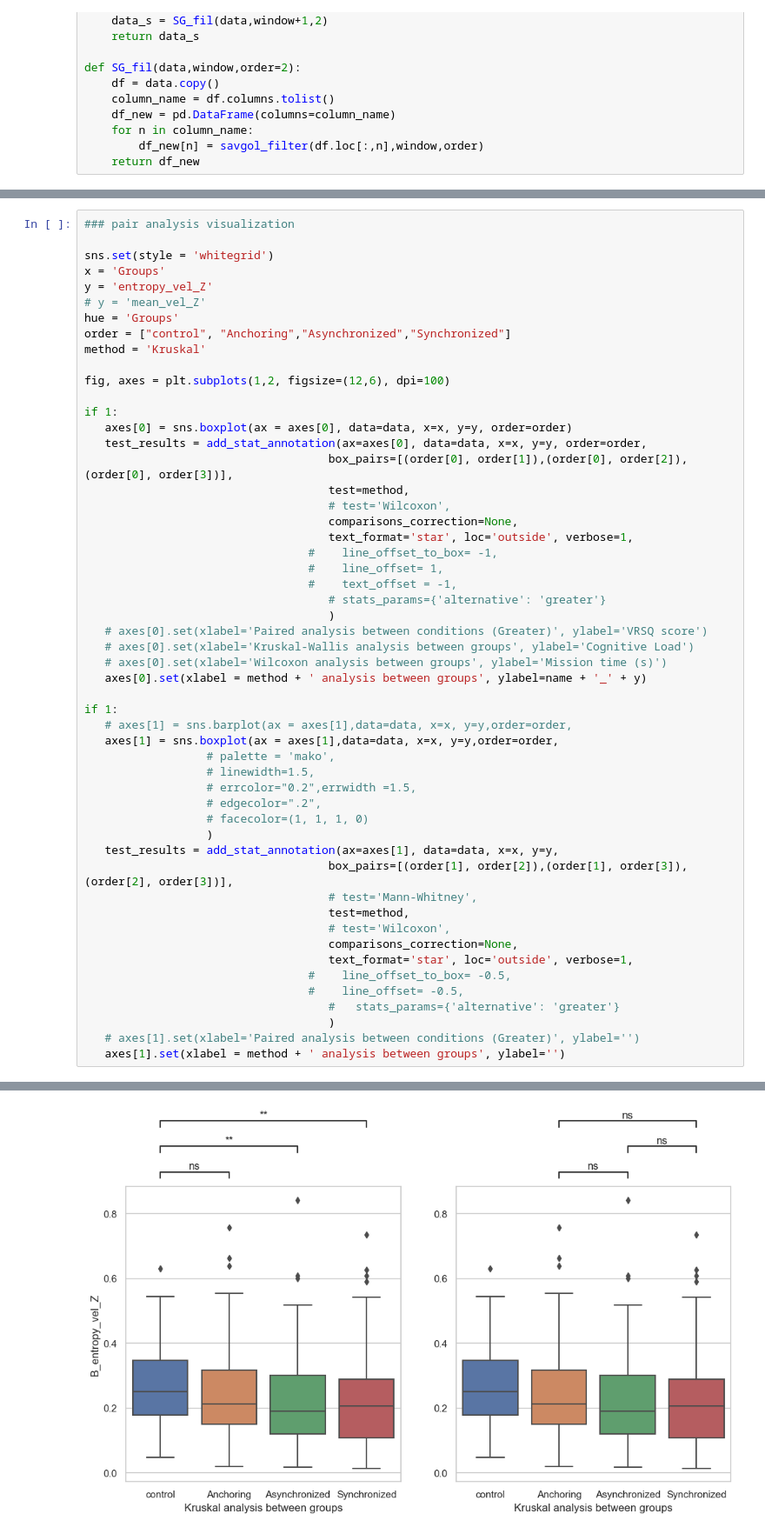
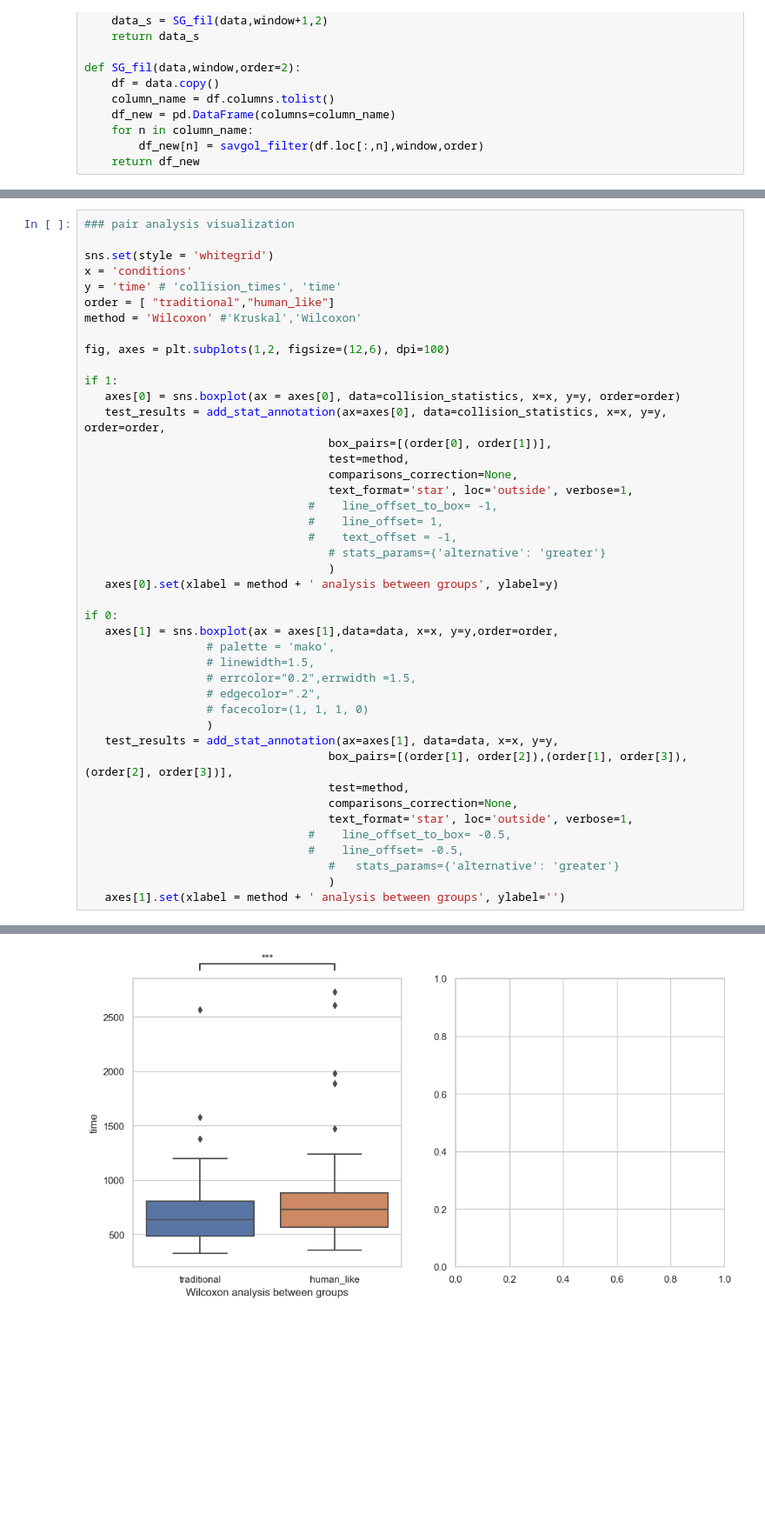
Before and after one commit to Tianyu-Zhou/Human_like_IK, a Jupyter notebook: paper_6.ipynb, the cells around one changed output, grey strips where cells are left out. Shown at 87% size. Saved outputs shown, nothing was run; the diff lists cells and outputs as text; blank space fills up the shorter version.

```diff
--- a/paper_6.ipynb
+++ b/paper_6.ipynb
@@ -897,21 +232,18 @@ data.drop(['Unnamed: 0'],axis=1,inplace=True)
 ### pair analysis visualization
 
 sns.set(style = 'whitegrid')
-x = 'Groups'
-y = 'entropy_vel_Z'
-# y = 'mean_vel_Z'
-hue = 'Groups'
-order = ["control", "Anchoring","Asynchronized","Synchronized"]
-method = 'Kruskal'
+x = 'conditions'
+y = 'time' # 'collision_times', 'time'
+order = [ "traditional","human_like"]
+method = 'Wilcoxon' #'Kruskal','Wilcoxon'
 
 fig, axes = plt.subplots(1,2, figsize=(12,6), dpi=100)
 
 if 1:
-   axes[0] = sns.boxplot(ax = axes[0], data=data, x=x, y=y, order=order)
-   test_results = add_stat_annotation(ax=axes[0], data=data, x=x, y=y, order=order,
-                                    box_pairs=[(order[0], order[1]),(order[0], order[2]),(order[0], order[3])],
+   axes[0] = sns.boxplot(ax = axes[0], data=collision_statistics, x=x, y=y, order=order)
+   test_results = add_stat_annotation(ax=axes[0], data=collision_statistics, x=x, y=y, order=order,
+                                    box_pairs=[(order[0], order[1])],
                                     test=method,
-                                    # test='Wilcoxon',
                                     comparisons_correction=None,
                                     text_format='star', loc='outside', verbose=1,
                                  #    line_offset_to_box= -1,
@@ -919,13 +251,9 @@ if 1:
                                  #    text_offset = -1,
                                     # stats_params={'alternative': 'greater'}
                                     )
-   # axes[0].set(xlabel='Paired analysis between conditions (Greater)', ylabel='VRSQ score')
-   # axes[0].set(xlabel='Kruskal-Wallis analysis between groups', ylabel='Cognitive Load')
-   # axes[0].set(xlabel='Wilcoxon analysis between groups', ylabel='Mission time (s)')
-   axes[0].set(xlabel = method + ' analysis between groups', ylabel=name + '_' + y)
+   axes[0].set(xlabel = method + ' analysis between groups', ylabel=y)
 
-if 1:
-   # axes[1] = sns.barplot(ax = axes[1],data=data, x=x, y=y,order=order,
+if 0:
    axes[1] = sns.boxplot(ax = axes[1],data=data, x=x, y=y,order=order,
                   # palette = 'mako',
                   # linewidth=1.5,
@@ -935,16 +263,13 @@ if 1:
                   )
    test_results = add_stat_annotation(ax=axes[1], data=data, x=x, y=y,
                                     box_pairs=[(order[1], order[2]),(order[1], order[3]),(order[2], order[3])],
-                                    # test='Mann-Whitney',
                                     test=method,
-                                    # test='Wilcoxon',
                                     comparisons_correction=None,
                                     text_format='star', loc='outside', verbose=1,
                                  #    line_offset_to_box= -0.5,
                                  #    line_offset= -0.5,
                                     #   stats_params={'alternative': 'greater'}
                                     )
-   # axes[1].set(xlabel='Paired analysis between conditions (Greater)', ylabel='')
    axes[1].set(xlabel = method + ' analysis between groups', ylabel='')
 # %% [output]
 p-value annotation legend:
@@ -970 +284 @@ Anchoring v.s. Synchronized: Kruskal-Wallis paired samples, P_val=9.753e-02 stat
-[figure, old version]
+[figure, new version]
```
Also changed, not shown: parts of 41 cells of this notebook.
